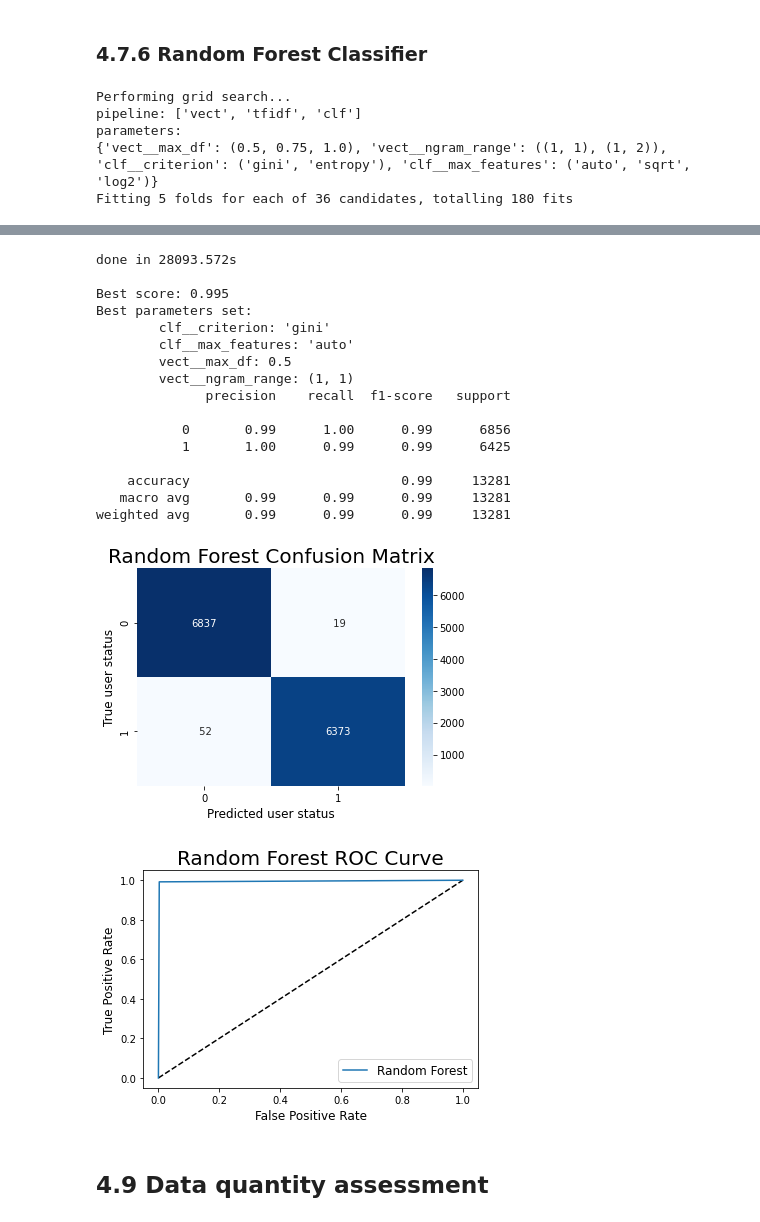
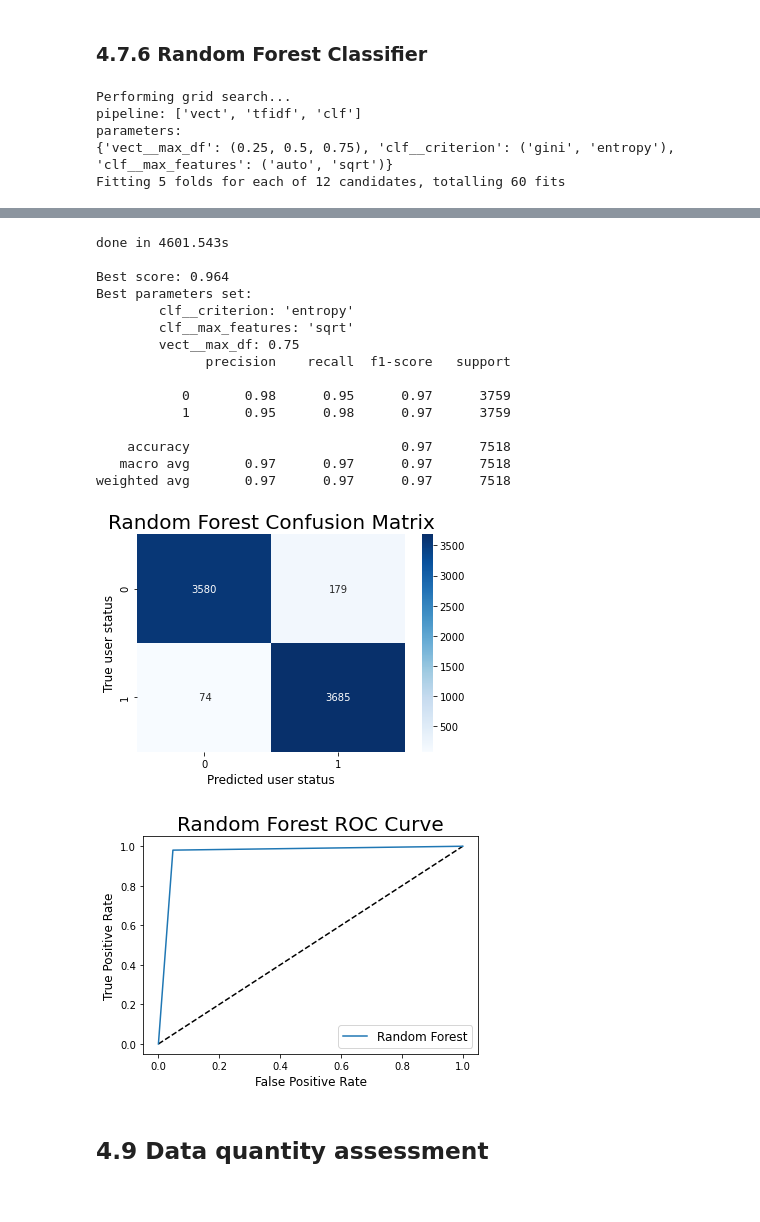
Before and after one commit to islamnusrat/Capstone_2_Fake_News_Detection, a Jupyter notebook: 04_Pre-Processing and Training .ipynb, the cells around one changed output, grey strips where cells are left out. Drawn from its saved outputs; the diff is of its cells as text; code cells hidden in the pictures.

```diff
--- a/04_Pre-Processing and Training .ipynb
+++ b/04_Pre-Processing and Training .ipynb
@@ -207,21 +247,14 @@ weighted avg       0.49      0.49      0.49     13281
 model_name = 'Naive Bayes'
 
 pipeline = Pipeline([
-    ('vect', CountVectorizer(lowercase=False)),
+    ('vect', CountVectorizer(analyzer='word',lowercase=False,ngram_range=(2,2))),
     ('tfidf', TfidfTransformer()),
     ('clf', MultinomialNB()),
 ])
 
 parameters = {
-    'vect__max_df': (0.5, 0.75, 1.0),
+    'vect__max_df': (0.25,0.5, 0.75),
     # 'vect__max_features': (None, 5000, 10000, 50000),
-    'vect__ngram_range': ((1, 1), (1, 2)),  # unigrams or bigrams
-    #'tfidf__use_idf': (True, False),
-    # 'tfidf__norm': ('l1', 'l2'),
-    #'clf__onehot__threshold': (0.0, 1.0, 2.0, 3.0),
-    #'clf__bayes__alpha': (0.0, 1.0),
-    #'clf__penalty': ('l2', 'elasticnet'),
-    # 'clf__max_iter': (10, 50, 80),
 }
 
 if __name__ == "__main__":
@@ -279,21 +311,14 @@ weighted avg       0.97      0.97      0.97     13281
 model_name = 'Logistic Regression'
 
 pipeline = Pipeline([
-    ('vect', CountVectorizer(lowercase=False)),
+    ('vect', CountVectorizer(analyzer='word',lowercase=False,ngram_range=(2,2))),
     ('tfidf', TfidfTransformer()),
     ('clf', LogisticRegression()),
 ])
 
 parameters = {
-    'vect__max_df': (0.5, 0.75, 1.0),
-    # 'vect__max_features': (None, 5000, 10000, 50000),
-    'vect__ngram_range': ((1, 1), (1, 2)),  # unigrams or bigrams
-    # 'tfidf__use_idf': (True, False),
-    #'tfidf__norm': ('l1', 'l2'),
-    'clf__max_iter': (20,),
-    #'clf__alpha': (0.00001, 0.000001),
+    'vect__max_df': (0.25, 0.5, 0.75,),
     'clf__penalty': ('l2', 'elasticnet'),
-    # 'clf__max_iter': (10, 50, 80),
 }
 
 if __name__ == "__main__":
@@ -361,21 +376,14 @@ weighted avg       0.99      0.99      0.99     13281
 model_name = 'Stochastic Gradient Descent'
 
 pipeline = Pipeline([
-    ('vect', CountVectorizer(lowercase=False)),
+    ('vect', CountVectorizer(analyzer='word',lowercase=False,ngram_range=(2,2))),
     ('tfidf', TfidfTransformer()),
     ('clf', SGDClassifier()),
 ])
 
 parameters = {
-    'vect__max_df': (0.5, 0.75, 1.0),
-    # 'vect__max_features': (None, 5000, 10000, 50000),
-    'vect__ngram_range': ((1, 1), (1, 2)),  # unigrams or bigrams
-    # 'tfidf__use_idf': (True, False),
-    #'tfidf__norm': ('l1', 'l2'),
-    'clf__max_iter': (20,),
-    #'clf__alpha': (0.00001, 0.000001),
+    'vect__max_df': (0.25,0.5, 0.75),
     'clf__penalty': ('l2', 'elasticnet'),
-    # 'clf__max_iter': (10, 50, 80),
 }
 
 if __name__ == "__main__":
@@ -436,21 +441,15 @@ weighted avg       1.00      1.00      1.00     13281
 model_name = 'Random Forest'
 
 pipeline = Pipeline([
-    ('vect', CountVectorizer(lowercase=False)),
+    ('vect', CountVectorizer(analyzer='word',lowercase=False, ngram_range=(2,2))),
     ('tfidf', TfidfTransformer()),
     ('clf', RandomForestClassifier()),
 ])
 
 parameters = {
-    'vect__max_df': (0.5, 0.75, 1.0),
-    # 'vect__max_features': (None, 5000, 10000, 50000),
-    'vect__ngram_range': ((1, 1), (1, 2)),  # unigrams or bigrams
-    #'tfidf__use_idf': (True, False),
-    # 'tfidf__norm': ('l1', 'l2'),
+    'vect__max_df': (0.25,0.5, 0.75),
     'clf__criterion': ('gini','entropy'),
-    'clf__max_features': ('auto', 'sqrt', 'log2'),
-    #'clf__penalty': ('l2', 'elasticnet'),
-    # 'clf__max_iter': (10, 50, 80),
+    'clf__max_features': ('auto', 'sqrt'),
 }
 
 if __name__ == "__main__":
@@ -482,6 +481,6 @@ results = results.append(metrics(model_name,y_test,y_pred))
 Performing grid search...
 pipeline: ['vect', 'tfidf', 'clf']
 parameters:
-{'vect__max_df': (0.5, 0.75, 1.0), 'vect__ngram_range': ((1, 1), (1, 2)), 'clf__criterion': ('gini', 'entropy'), 'clf__max_features': ('auto', 'sqrt', 'log2')}
-Fitting 5 folds for each of 36 candidates, totalling 180 fits
+{'vect__max_df': (0.25, 0.5, 0.75), 'clf__criterion': ('gini', 'entropy'), 'clf__max_features': ('auto', 'sqrt')}
+Fitting 5 folds for each of 12 candidates, totalling 60 fits
 [Parallel(n_jobs=-1)]: Using backend LokyBackend with 4 concurrent workers.
@@ -490,21 +489,20 @@ Fitting 5 folds for each of 36 candidates, totalling 180 fits
-done in 28093.572s
+done in 4601.543s
 
-Best score: 0.995
+Best score: 0.964
 Best parameters set:
-        clf__criterion: 'gini'
-        clf__max_features: 'auto'
-        vect__max_df: 0.5
-        vect__ngram_range: (1, 1)
+        clf__criterion: 'entropy'
+        clf__max_features: 'sqrt'
+        vect__max_df: 0.75
               precision    recall  f1-score   support
 
-           0       0.99      1.00      0.99      6856
-           1       1.00      0.99      0.99      6425
+           0       0.98      0.95      0.97      3759
+           1       0.95      0.98      0.97      3759
 
-    accuracy                           0.99     13281
-   macro avg       0.99      0.99      0.99     13281
-weighted avg       0.99      0.99      0.99     13281
+    accuracy                           0.97      7518
+   macro avg       0.97      0.97      0.97      7518
+weighted avg       0.97      0.97      0.97      7518
-[figure, old version]
+[figure, new version]
-[figure, old version]
+[figure, new version]
 # %% [markdown]
 ## 4.9 Data quantity assessment<a id='4.9_Data_quantity_assessment'></a>
 # %%
```
Also changed, not shown: parts of 31 cells of this notebook.
